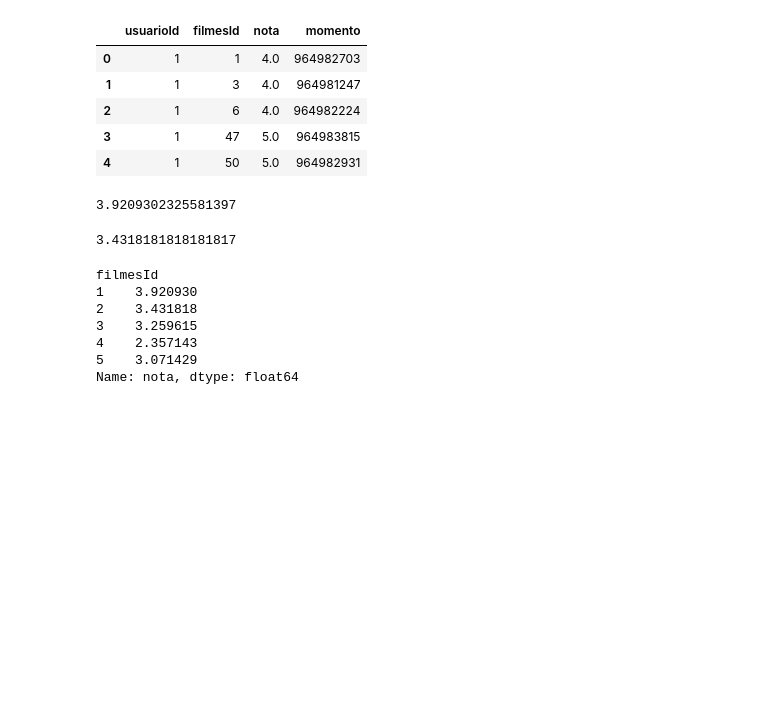
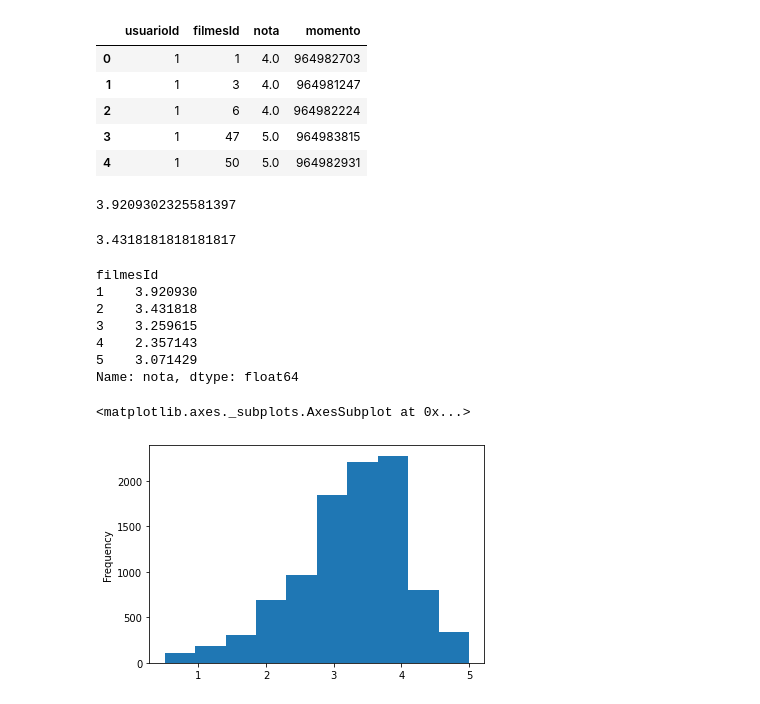
Before and after one commit to FarNunes/aluraDataScience, a Jupyter notebook: Introdução_a_Data_Science_0.ipynb, the cells around one changed output. Cells and saved outputs as stored; diff of their text form; code cells hidden in the pictures; blank space fills up the shorter version.

```diff
--- a/Introdução_a_Data_Science_0.ipynb
+++ b/Introdução_a_Data_Science_0.ipynb
@@ -141,3 +141,8 @@ filmesId
 4    2.357143
 5    3.071429
 Name: nota, dtype: float64
+# %%
+medias_por_filme.plot(kind='hist')
+# %% [output]
+<matplotlib.axes._subplots.AxesSubplot at 0x...>
+[figure, added]
```
Also changed, not shown: parts of 4 cells of this notebook.
